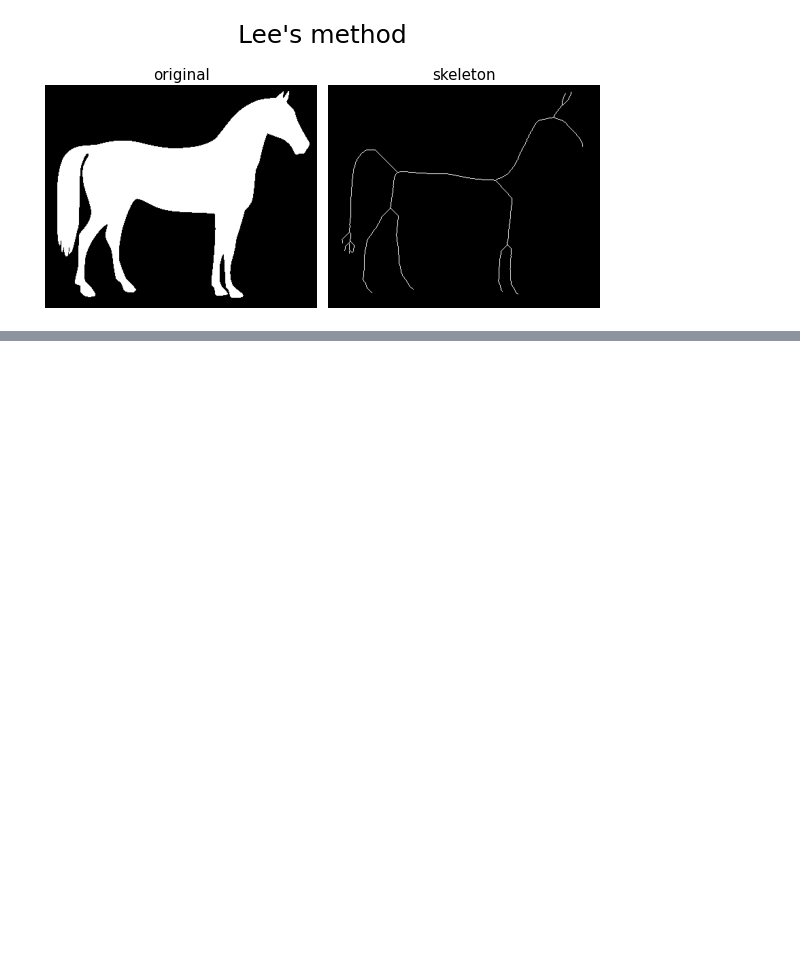
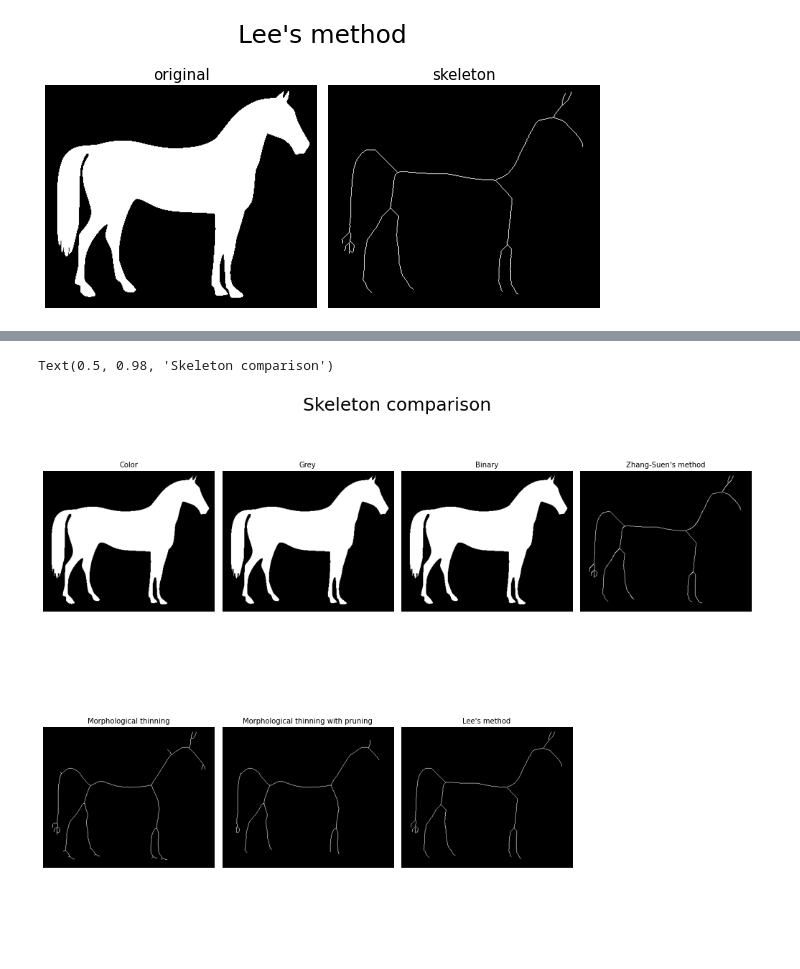
Before and after one commit to Momofil31/skeletonization, a Jupyter notebook: skeletonization.ipynb, the cells around one changed output, grey strips where cells are left out. Cells and saved outputs as stored; diff of their text form; code cells hidden in the pictures; blank space fills up the shorter version.

Commit message:
:sparkles: Add comparison

```diff
--- a/skeletonization.ipynb
+++ b/skeletonization.ipynb
@@ -792,0 +851,48 @@ Text(0.5, 0.98, "Lee's method")
+# %%
+image = cv2.imread("sample_images/horse.png",
+                   cv2.IMREAD_COLOR)  # choose your image
+
+image = segment_k_means(image, K=2)
+
+image_gray = cv2.cvtColor(image, cv2.COLOR_BGR2GRAY)
+
+_, image_binary = cv2.threshold(
+    image_gray, 128, 1, cv2.THRESH_OTSU)
+
+skeletons = {
+    'color': cv2.cvtColor(image, cv2.COLOR_BGR2RGB),
+    'grey': image_gray,
+    'binary': image_binary,
+    'zhang-suen': zhang_skeletonize(image_binary),
+    'morph-thin': morph_thinning_skeletonize(image_binary),
+    'morph-thin-pruning': morph_thinning_skeletonize(image_binary, pruning=True),
+    'lee': lee_skeletonize(image_binary),
+}
+
+titles = {'color': "Color",
+          'grey': "Grey",
+          'binary': "Binary",
+          'zhang-suen': "Zhang-Suen's method",
+          'morph-thin': "Morphological thinning",
+          'morph-thin-pruning': "Morphological thinning with pruning",
+          'lee': "Lee's method"}
+# %%
+fig, axes = plt.subplots(nrows=2, ncols=4, figsize=(14, 11),
+                         sharex=True, sharey=True)
+
+ax = axes.ravel()
+
+for index, (a, key) in enumerate(zip(ax, skeletons.keys())):
+    a.imshow(skeletons[key], cmap=plt.cm.gray)
+    a.axis('off')
+    a.set_title(titles[key], fontsize=10)
+
+# avoid printing empty graph in below plot
+for i in range(len(skeletons.keys())-1, len(ax)):
+    ax[i].axis('off')
+
+fig.tight_layout()
+fig.suptitle("Skeleton comparison", fontsize=25)
+# %% [output]
+Text(0.5, 0.98, 'Skeleton comparison')
+[figure, added]
```
Also changed, not shown: parts of 11 cells of this notebook.
